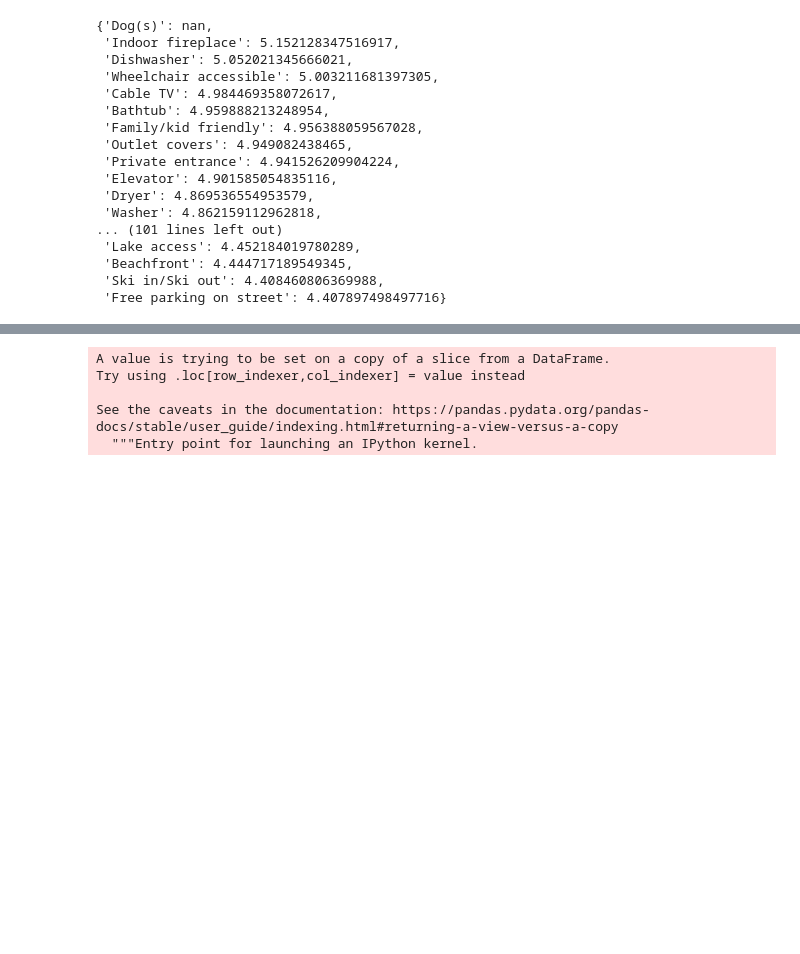
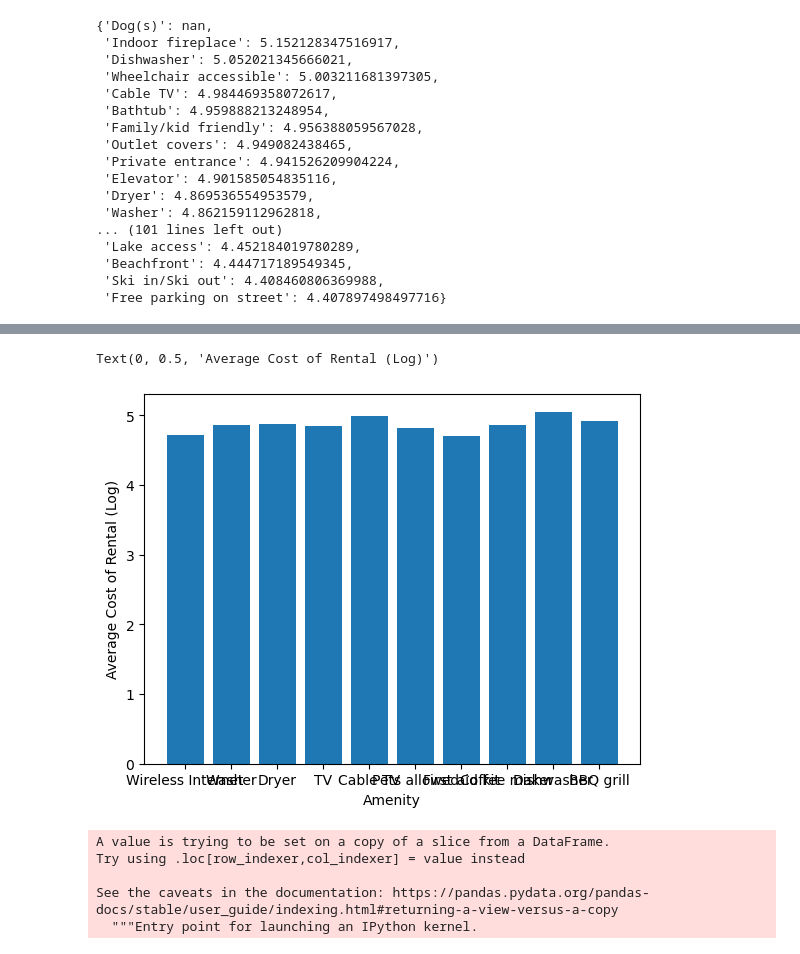
Before and after one commit to aryajavidi/Group_2_Final, a Jupyter notebook: First_clean_and_modell/First_clean_and_model.ipynb, the cells around one changed output, grey strips where cells are left out. Cells and saved outputs as stored; diff of their text form; code cells hidden in the pictures; blank space fills up the shorter version.

Commit message:
working on creating visualizations

```diff
--- a/First_clean_and_modell/First_clean_and_model.ipynb
+++ b/First_clean_and_modell/First_clean_and_model.ipynb
@@ -98,3 +98,9 @@ sort_dict_by_value(amenities_dict, reverse=True)
  'Washer / Dryer': 11,
  'Ski in/Ski out': 6,
  'Roll-in shower with chair': 1}
+# %%
+keys_to_keep = ["Wireless Internet","TV","First aid kit","Cable TV","Pets allowed","Coffee maker","BBQ grill","Indoor Fireplace","Dishwasher","Washer","Dryer"]
+
+dict_for_chart = {k: v for k, v in amenities_dict.items() if k in keys_to_keep}
+
+print(dict_for_chart)
@@ -144,3 +153,11 @@ sort_dict_by_value(amenities_type_price, reverse=True)
  'Beachfront': 4.444717189549345,
  'Ski in/Ski out': 4.408460806369988,
  'Free parking on street': 4.407897498497716}
+# %%
+amenities_type2=list(dict_for_chart.keys())
+amenities_type_price2={}
+for each_amenity in amenities_type2:
+    # each_amenity=amenities_type[0]
+    amenities_type_price2[each_amenity]=ny_data[ny_data['amenities'].str.contains(each_amenity)]['log_price'].mean()
+
+amenities_type_price2
@@ -147,3 +177,13 @@ sort_dict_by_value(amenities_type_price, reverse=True)
+# %%
+labels = list(amenities_type_price2.keys())
+values = list(amenities_type_price2.values())
+# %%
+plt.bar(labels, values)
+plt.xlabel("Amenity")
+plt.ylabel("Average Cost of Rental (Log)")
+# %% [output]
+Text(0, 0.5, 'Average Cost of Rental (Log)')
+[figure, added]
 # %%
 def has_amenity(amenity_list, amenity):
     if amenity in amenity_list:
```
Also changed, not shown: parts of 4 cells of this notebook, 1 other file.
